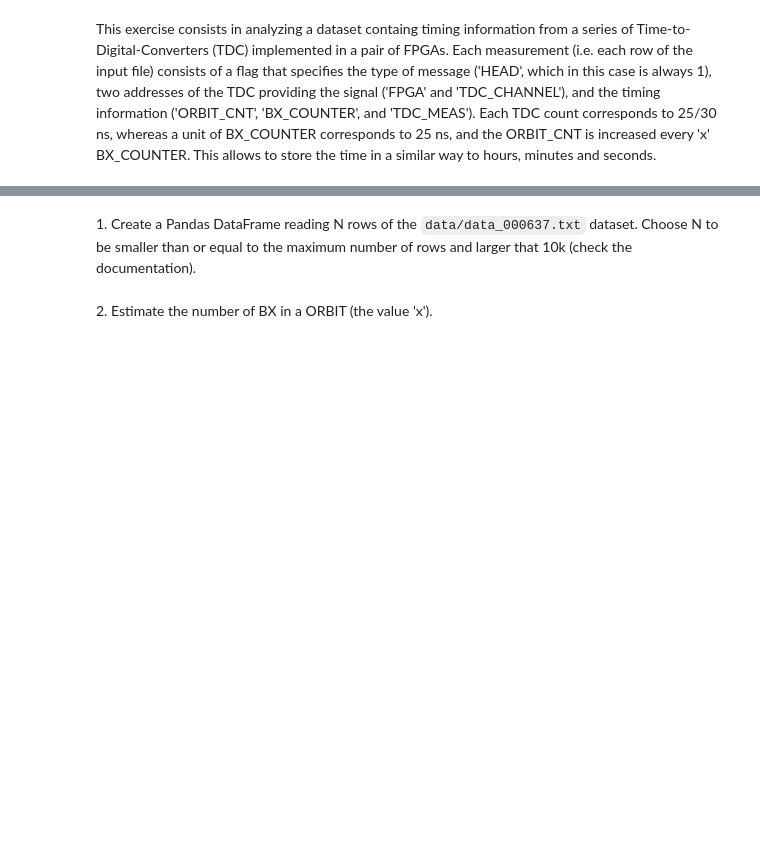
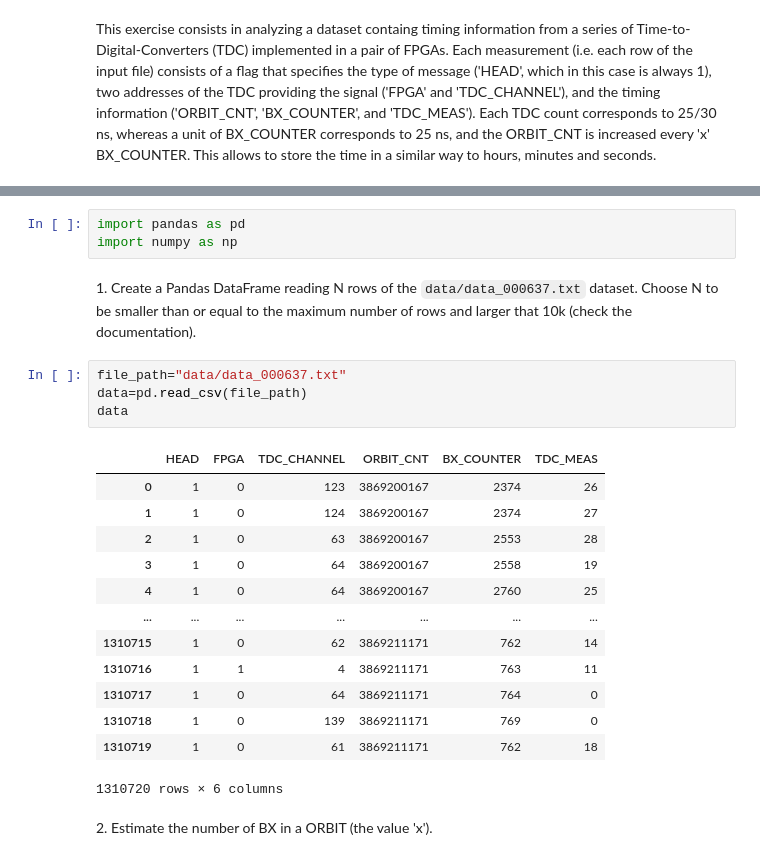
Before and after one commit to zucchett/HighLevelProgramming2021, a Jupyter notebook: 05ex_pandas.ipynb, the cells around one changed output, grey strips where cells are left out. Drawn from its saved outputs; the diff is of its cells as text; blank space fills up the shorter version.

```diff
--- a/05ex_pandas.ipynb
+++ b/05ex_pandas.ipynb
@@ -6,4 +24,25 @@ This exercise consists in analyzing a dataset containg timing information from a
+# %%
+import pandas as pd
+import numpy as np
 # %% [markdown]
 1\. Create a Pandas DataFrame reading N rows of the `data/data_000637.txt` dataset. Choose N to be smaller than or equal to the maximum number of rows and larger that 10k (check the documentation).
+# %%
+file_path="data/data_000637.txt"
+data=pd.read_csv(file_path)
+data
+# %% [output]
+|  | HEAD | FPGA | TDC_CHANNEL | ORBIT_CNT | BX_COUNTER | TDC_MEAS |
+| 0 | 1 | 0 | 123 | 3869200167 | 2374 | 26 |
+| 1 | 1 | 0 | 124 | 3869200167 | 2374 | 27 |
+| 2 | 1 | 0 | 63 | 3869200167 | 2553 | 28 |
+| 3 | 1 | 0 | 64 | 3869200167 | 2558 | 19 |
+| 4 | 1 | 0 | 64 | 3869200167 | 2760 | 25 |
+| ... | ... | ... | ... | ... | ... | ... |
+| 1310715 | 1 | 0 | 62 | 3869211171 | 762 | 14 |
+| 1310716 | 1 | 1 | 4 | 3869211171 | 763 | 11 |
+| 1310717 | 1 | 0 | 64 | 3869211171 | 764 | 0 |
+| 1310718 | 1 | 0 | 139 | 3869211171 | 769 | 0 |
+| 1310719 | 1 | 0 | 61 | 3869211171 | 762 | 18 |
+1310720 rows × 6 columns
 # %% [markdown]
 2\. Estimate the number of BX in a ORBIT (the value 'x').
```
Also changed, not shown: parts of 7 cells of this notebook.
